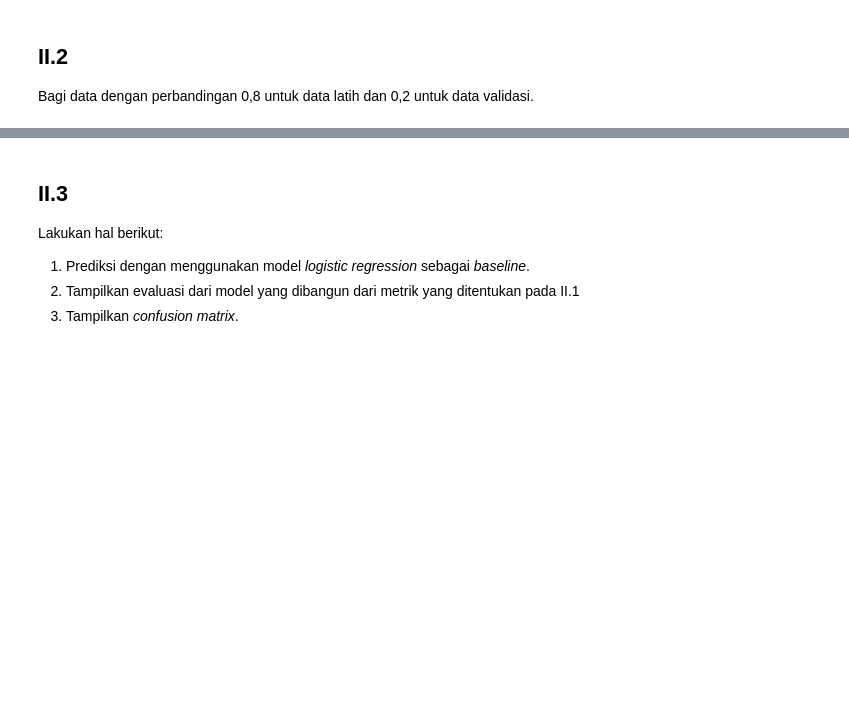
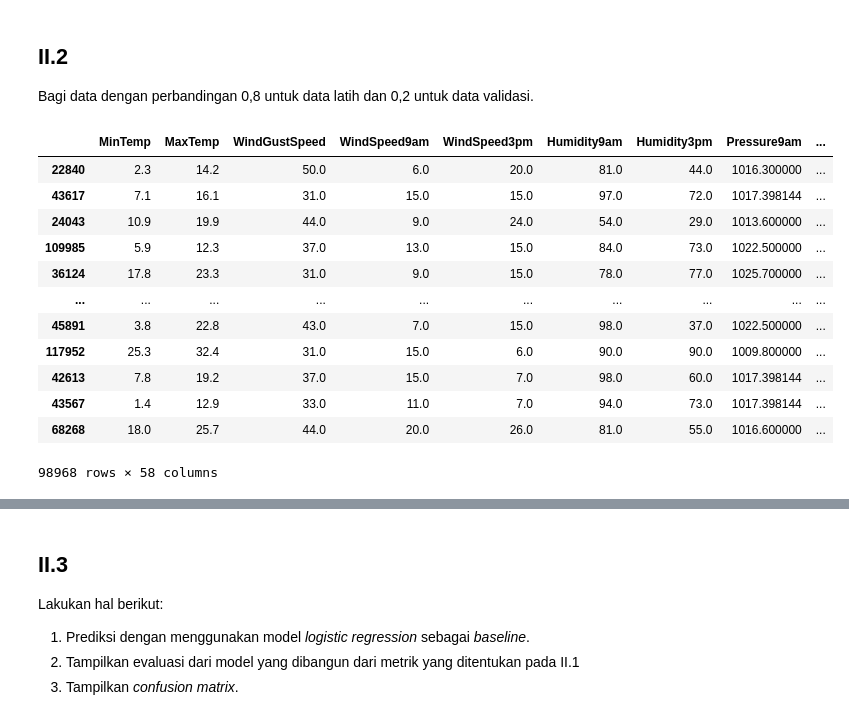
Before and after one commit to ubaidalih/sklearn-exploration, a Jupyter notebook: Tugas_Prapraktikum_IF3270.ipynb, the cells around one changed output, grey strips where cells are left out. Cells and saved outputs as stored; diff of their text form; code cells hidden in the pictures; blank space fills up the shorter version.

```diff
--- a/Tugas_Prapraktikum_IF3270.ipynb
+++ b/Tugas_Prapraktikum_IF3270.ipynb
@@ -390,0 +395,16 @@ Bagi data dengan perbandingan 0,8 untuk data latih dan 0,2 untuk data validasi.
+# %%
+X_train
+# %% [output]
+|  | MinTemp | MaxTemp | WindGustSpeed | WindSpeed9am | WindSpeed3pm | Humidity9am | Humidity3pm | Pressure9am | ... |
+| 22840 | 2.3 | 14.2 | 50.0 | 6.0 | 20.0 | 81.0 | 44.0 | 1016.300000 | ... |
+| 43617 | 7.1 | 16.1 | 31.0 | 15.0 | 15.0 | 97.0 | 72.0 | 1017.398144 | ... |
+| 24043 | 10.9 | 19.9 | 44.0 | 9.0 | 24.0 | 54.0 | 29.0 | 1013.600000 | ... |
+| 109985 | 5.9 | 12.3 | 37.0 | 13.0 | 15.0 | 84.0 | 73.0 | 1022.500000 | ... |
+| 36124 | 17.8 | 23.3 | 31.0 | 9.0 | 15.0 | 78.0 | 77.0 | 1025.700000 | ... |
+| ... | ... | ... | ... | ... | ... | ... | ... | ... | ... |
+| 45891 | 3.8 | 22.8 | 43.0 | 7.0 | 15.0 | 98.0 | 37.0 | 1022.500000 | ... |
+| 117952 | 25.3 | 32.4 | 31.0 | 15.0 | 6.0 | 90.0 | 90.0 | 1009.800000 | ... |
+| 42613 | 7.8 | 19.2 | 37.0 | 15.0 | 7.0 | 98.0 | 60.0 | 1017.398144 | ... |
+| 43567 | 1.4 | 12.9 | 33.0 | 11.0 | 7.0 | 94.0 | 73.0 | 1017.398144 | ... |
+| 68268 | 18.0 | 25.7 | 44.0 | 20.0 | 26.0 | 81.0 | 55.0 | 1016.600000 | ... |
+98968 rows × 58 columns
```
Also changed, not shown: parts of 21 cells of this notebook.
